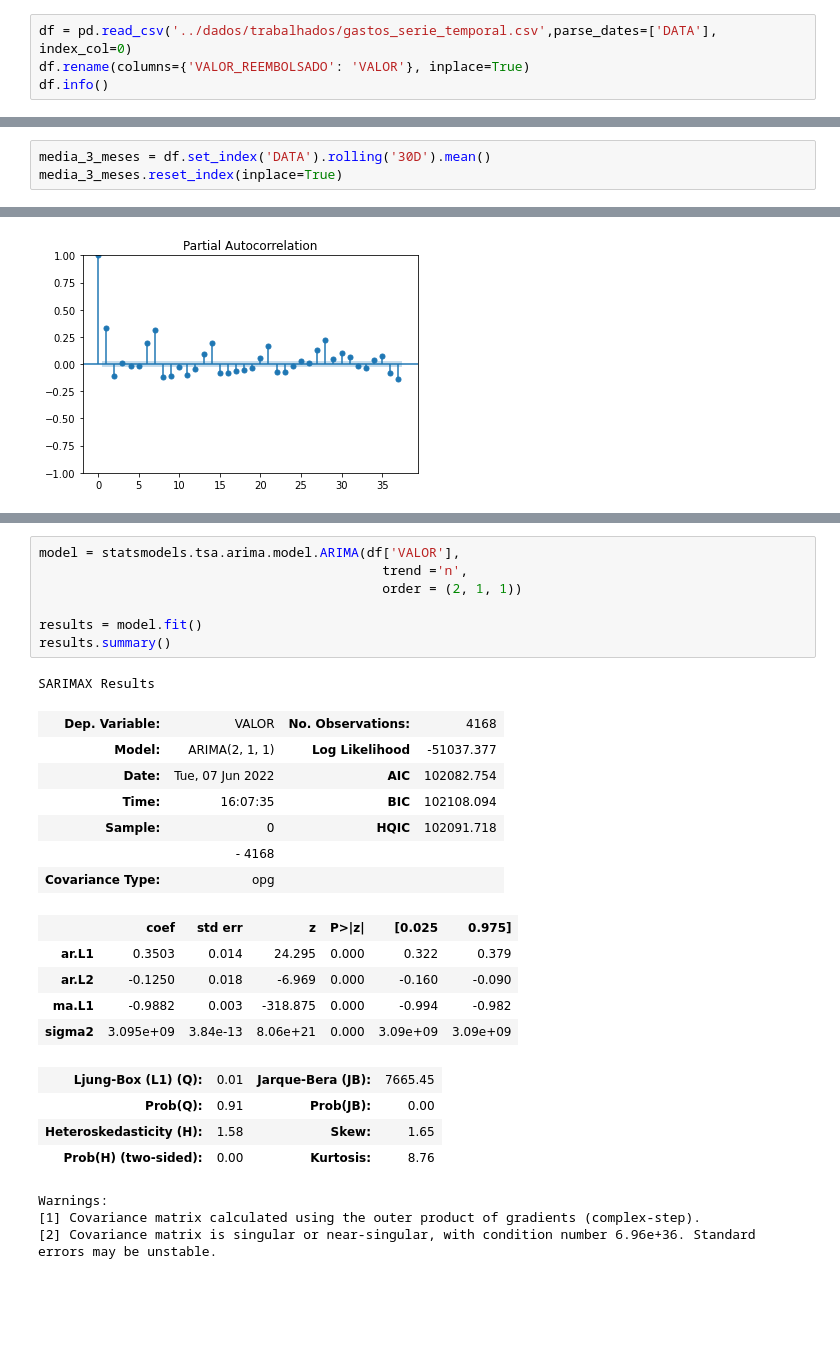
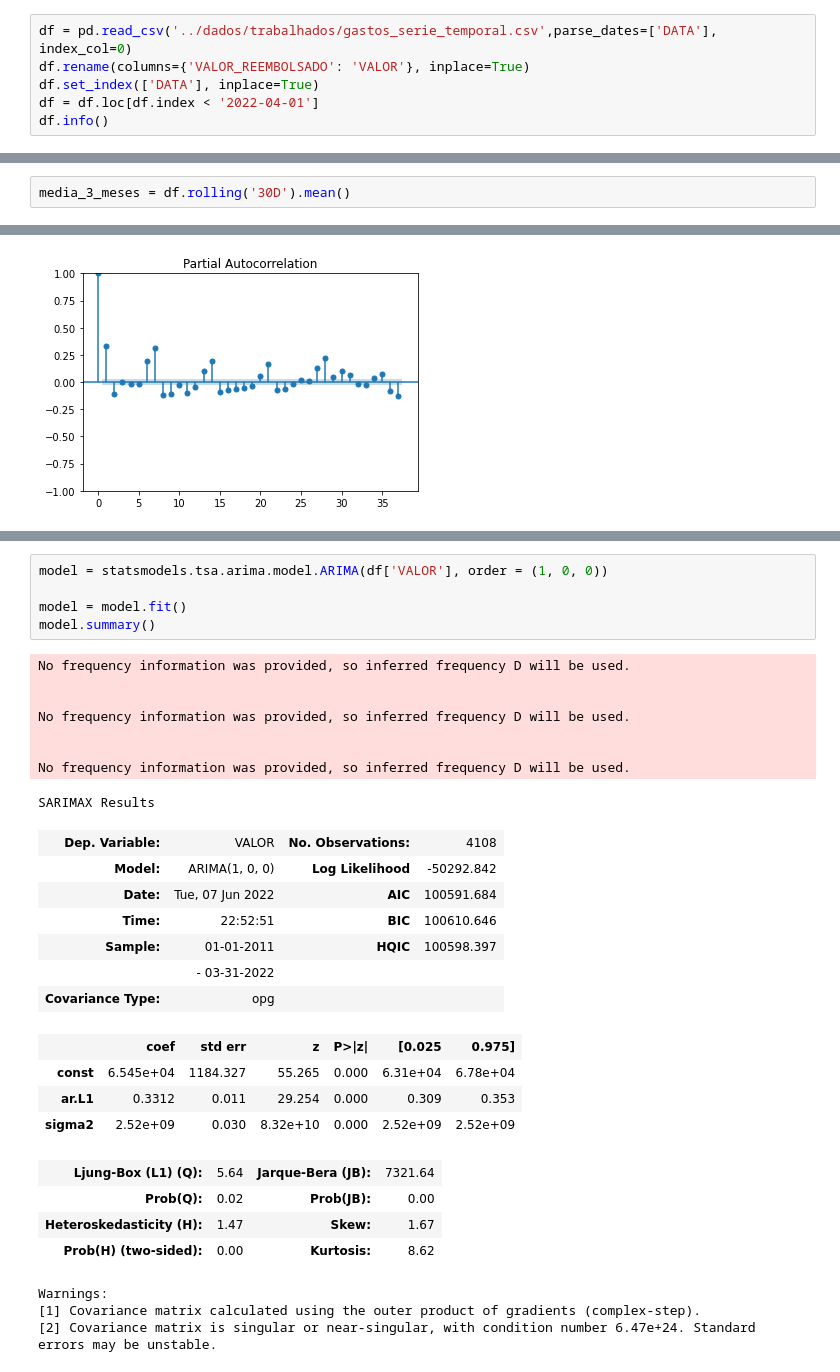
Before and after one commit to brunoperdigao/Senado---Analise-de-dados-CEAPS, a Jupyter notebook: notebooks/Serie temporal.ipynb, the cells around one changed output, grey strips where cells are left out. Drawn from its saved outputs; the diff is of its cells as text; blank space fills up the shorter version.

```diff
--- a/notebooks/Serie temporal.ipynb
+++ b/notebooks/Serie temporal.ipynb
@@ -12,6 +12,8 @@ from statsmodels.graphics.tsaplots import plot_pacf
 # %%
 df = pd.read_csv('../dados/trabalhados/gastos_serie_temporal.csv',parse_dates=['DATA'], index_col=0)
 df.rename(columns={'VALOR_REEMBOLSADO': 'VALOR'}, inplace=True)
+df.set_index(['DATA'], inplace=True)
+df = df.loc[df.index < '2022-04-01']
 df.info()
 # %% [output]
 <class 'pandas.core.frame.DataFrame'>
@@ -29,6 +30,5 @@ fig.show()
 # %% [markdown]
 ## Média dos últimos 3 meses
 # %%
-media_3_meses = df.set_index('DATA').rolling('30D').mean()
-media_3_meses.reset_index(inplace=True)
+media_3_meses = df.rolling('30D').mean()
 # %%
@@ -72,28 +120,32 @@ plot_pacf(df['VALOR'], method='ywm')
 # %%
-model = statsmodels.tsa.arima.model.ARIMA(df['VALOR'],
-                                            trend ='n',
-                                            order = (2, 1, 1))
+model = statsmodels.tsa.arima.model.ARIMA(df['VALOR'], order = (1, 0, 0))
 
-results = model.fit()
-results.summary()
+model = model.fit()
+model.summary()
 # %% [output]
-SARIMAX Results
+No frequency information was provided, so inferred frequency D will be used.
+
+
+No frequency information was provided, so inferred frequency D will be used.
+
+
+No frequency information was provided, so inferred frequency D will be used.
+SARIMAX Results
-| Dep. Variable: | VALOR | No. Observations: | 4168 |
-| Model: | ARIMA(2, 1, 1) | Log Likelihood | -51037.377 |
-| Date: | Tue, 07 Jun 2022 | AIC | 102082.754 |
-| Time: | 16:07:35 | BIC | 102108.094 |
-| Sample: | 0 | HQIC | 102091.718 |
-|  | - 4168 |  |  |
+| Dep. Variable: | VALOR | No. Observations: | 4108 |
+| Model: | ARIMA(1, 0, 0) | Log Likelihood | -50292.842 |
+| Date: | Tue, 07 Jun 2022 | AIC | 100591.684 |
+| Time: | 22:52:51 | BIC | 100610.646 |
+| Sample: | 01-01-2011 | HQIC | 100598.397 |
+|  | - 03-31-2022 |  |  |
 | Covariance Type: | opg |  |  |
 |  | coef | std err | z | P>|z| | [0.025 | 0.975] |
-| ar.L1 | 0.3503 | 0.014 | 24.295 | 0.000 | 0.322 | 0.379 |
-| ar.L2 | -0.1250 | 0.018 | -6.969 | 0.000 | -0.160 | -0.090 |
-| ma.L1 | -0.9882 | 0.003 | -318.875 | 0.000 | -0.994 | -0.982 |
-| sigma2 | 3.095e+09 | 3.84e-13 | 8.06e+21 | 0.000 | 3.09e+09 | 3.09e+09 |
+| const | 6.545e+04 | 1184.327 | 55.265 | 0.000 | 6.31e+04 | 6.78e+04 |
+| ar.L1 | 0.3312 | 0.011 | 29.254 | 0.000 | 0.309 | 0.353 |
+| sigma2 | 2.52e+09 | 0.030 | 8.32e+10 | 0.000 | 2.52e+09 | 2.52e+09 |
-| Ljung-Box (L1) (Q): | 0.01 | Jarque-Bera (JB): | 7665.45 |
-| Prob(Q): | 0.91 | Prob(JB): | 0.00 |
-| Heteroskedasticity (H): | 1.58 | Skew: | 1.65 |
-| Prob(H) (two-sided): | 0.00 | Kurtosis: | 8.76 |
+| Ljung-Box (L1) (Q): | 5.64 | Jarque-Bera (JB): | 7321.64 |
+| Prob(Q): | 0.02 | Prob(JB): | 0.00 |
+| Heteroskedasticity (H): | 1.47 | Skew: | 1.67 |
+| Prob(H) (two-sided): | 0.00 | Kurtosis: | 8.62 |
-Warnings:
-[1] Covariance matrix calculated using the outer product of gradients (complex-step).
-[2] Covariance matrix is singular or near-singular, with condition number 6.96e+36. Standard errors may be unstable.
+Warnings:
+[1] Covariance matrix calculated using the outer product of gradients (complex-step).
+[2] Covariance matrix is singular or near-singular, with condition number 6.47e+24. Standard errors may be unstable.
```
Also changed, not shown: parts of 14 cells of this notebook.
